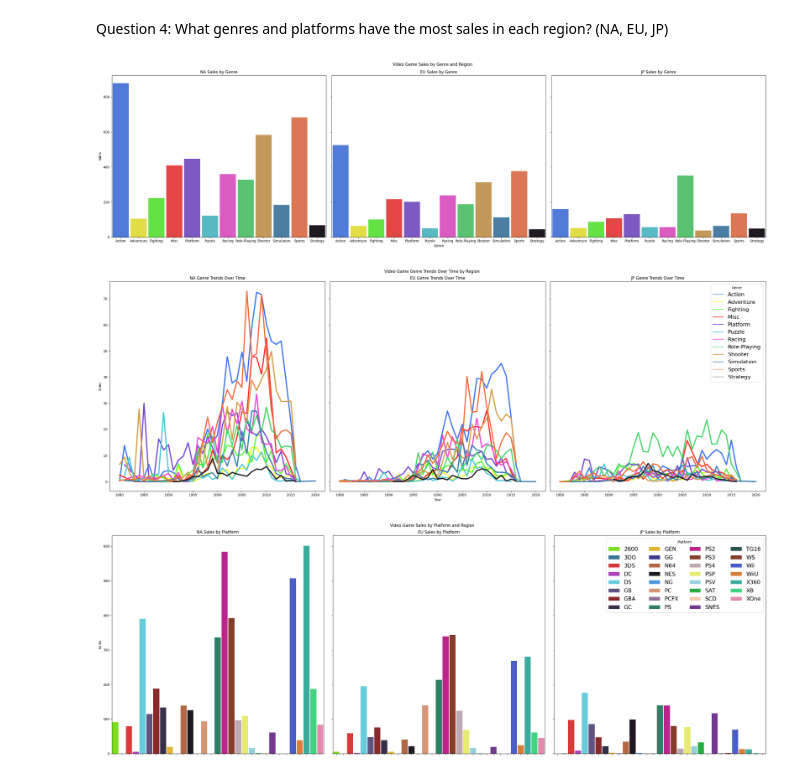
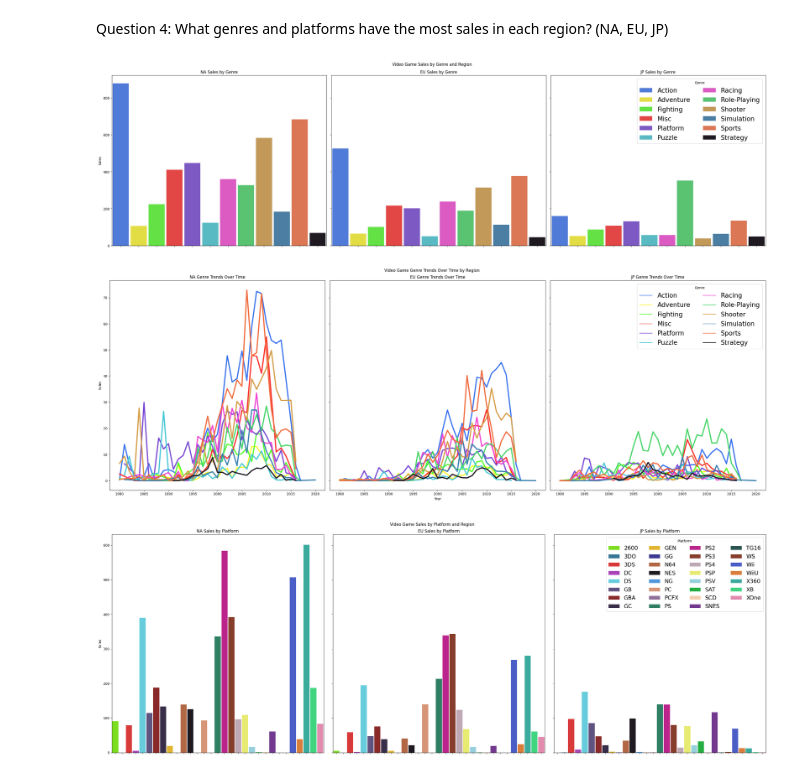
Before and after one commit to nstanfield/Video-Game-Sales-Analysis, a Jupyter notebook: Game_Sales_Analysis.ipynb, the cells around one changed output. Cells and saved outputs as stored; diff of their text form; code cells hidden in the pictures.

```diff
--- a/Game_Sales_Analysis.ipynb
+++ b/Game_Sales_Analysis.ipynb
@@ -417,21 +420,24 @@ Question 4: What genres and platforms have the most sales in each region? (NA, E
 # %%
 game_sales_genre_na = game_sales.groupby('Genre')['NA_Sales'].sum()
 game_sales_genre_eu = game_sales.groupby('Genre')['EU_Sales'].sum()
 game_sales_genre_jp = game_sales.groupby('Genre')['JP_Sales'].sum()
+game_sales_genre_na_f = pd.DataFrame(list(zip(game_sales_genre_na.index.to_list(), game_sales_genre_na.to_list())), columns=['Genre', 'NA_Sales'])
+game_sales_genre_eu_f = pd.DataFrame(list(zip(game_sales_genre_eu.index.to_list(), game_sales_genre_eu.to_list())), columns=['Genre', 'EU_Sales'])
+game_sales_genre_jp_f = pd.DataFrame(list(zip(game_sales_genre_jp.index.to_list(), game_sales_genre_jp.to_list())), columns=['Genre', 'JP_Sales'])
 figure, axes = plt.subplots(1, 3, figsize=(28,8), sharey=True)
 figure.suptitle('Video Game Sales by Genre and Region')
-genre_palette = ["#3A73EE", "#FCF62B", "#54FC2B", "#FC2E2B", "#7847D5", "#47C8D5", "#F046D1", "#47D569", "#D59D47", "#3C81B1", "#F16C3E", '#201923']
-sns.barplot(x=game_sales_genre_na.index.to_list(), y=game_sales_genre_na.to_list(), palette=sns.color_palette(genre_palette, 12), ax=axes[0], width=0.9)
-axes[0].set_title('NA Sales by Genre')
-axes[0].set_ylabel('Sales')
-sns.barplot(x=game_sales_genre_eu.index.to_list(), y=game_sales_genre_eu.to_list(), palette=sns.color_palette(genre_palette, 12), ax=axes[1], width=0.9)
-axes[1].set_title('EU Sales by Genre')
-axes[1].set_xlabel('Genre')
-sns.barplot(x=game_sales_genre_jp.index.to_list(), y=game_sales_genre_jp.to_list(), palette=sns.color_palette(genre_palette, 12), ax=axes[2], width=0.9)
-axes[2].set_title('JP Sales by Genre')
+sns.barplot(data=game_sales_genre_na_f, x='Genre', y='NA_Sales', hue='Genre', palette=sns.color_palette(genre_palette, 12), ax=axes[0], width=0.9, dodge=False)
+axes[0].set(title='NA Sales by Genre',ylabel='Sales',xlabel='',xticklabels=[])
+axes[0].legend([],[], frameon=False)
+sns.barplot(data=game_sales_genre_eu_f, x='Genre', y='EU_Sales', hue='Genre', palette=sns.color_palette(genre_palette, 12), ax=axes[1], width=0.9, dodge=False)
+axes[1].set(title='EU Sales by Genre',ylabel='',xlabel='',xticklabels=[])
+axes[1].legend([],[], frameon=False)
+sns.barplot(data=game_sales_genre_jp_f, x='Genre', y='JP_Sales', hue='Genre', palette=sns.color_palette(genre_palette, 12), ax=axes[2], width=0.9, dodge=False)
+axes[2].set(title='JP Sales by Genre',ylabel='',xlabel='',xticklabels=[])
+plt.legend(fontsize=19, loc='upper right', title='Genre', ncol=2)
 plt.tight_layout()
 # %% [output]
-[figure, old version]
+[figure, new version]
 # %%
 game_sales_genre_na = game_sales.groupby(['Genre', 'Year'])['NA_Sales'].sum()
 game_sales_genre_eu = game_sales.groupby(['Genre', 'Year'])['EU_Sales'].sum()
@@ -449,10 +455,10 @@ axes[1].set(title='EU Genre Trends Over Time',ylabel='',xlabel='Year')
 axes[1].legend([],[], frameon=False)
 sns.lineplot(data=game_sales_genre_jp_f, x='Year', y='JP_Sales', hue='Genre', palette=sns.color_palette(genre_palette, 12), ax=axes[2], linewidth = 3.5)
 axes[2].set(title='JP Genre Trends Over Time',ylabel='',xlabel='')
-plt.legend(fontsize=16, loc='upper right', title='Genre')
+plt.legend(fontsize=19, loc='upper right', title='Genre', ncol=2)
 plt.tight_layout()
 # %% [output]
-[figure, old version]
+[figure, new version]
 # %%
 game_sales_plat_na = game_sales.groupby('Platform')['NA_Sales'].sum()
 game_sales_plat_eu = game_sales.groupby('Platform')['EU_Sales'].sum()
```
Also changed, not shown: parts of 3 cells of this notebook.
